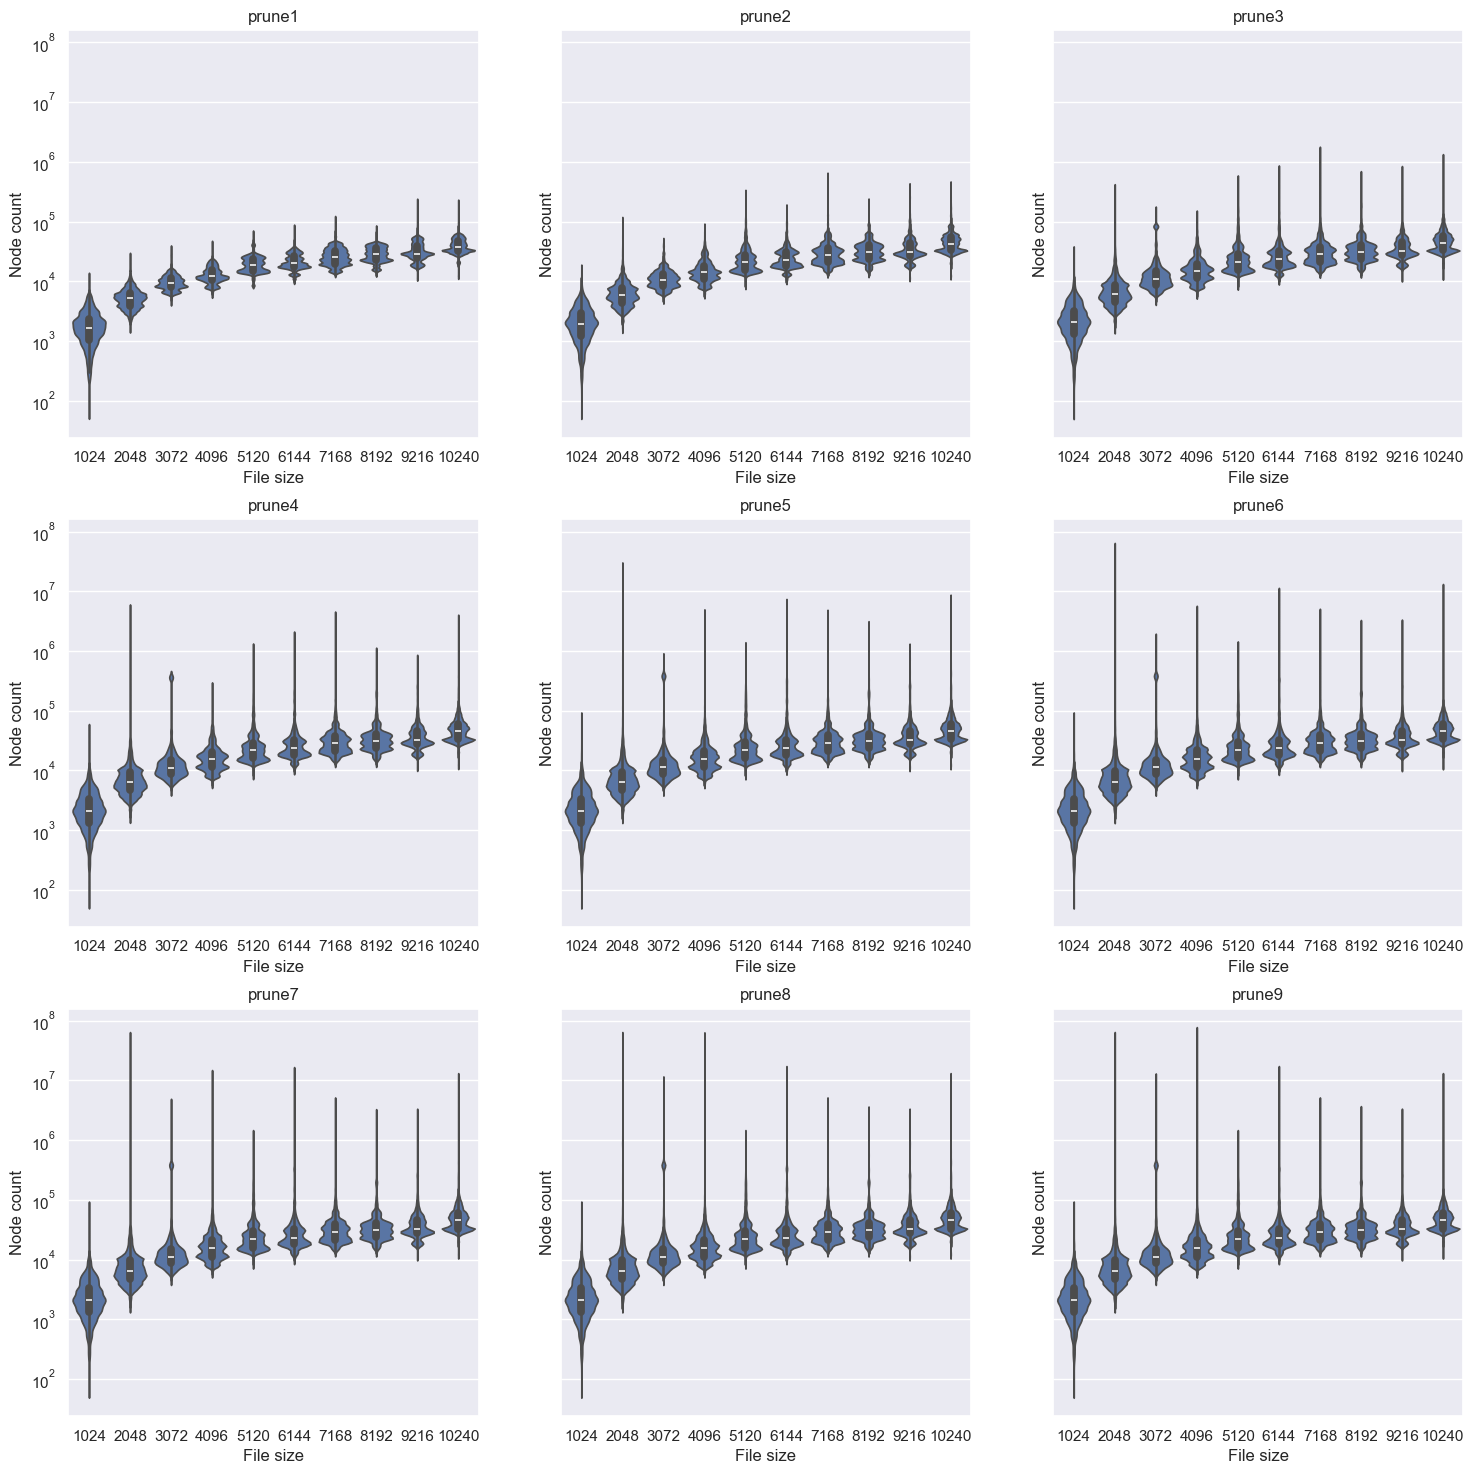
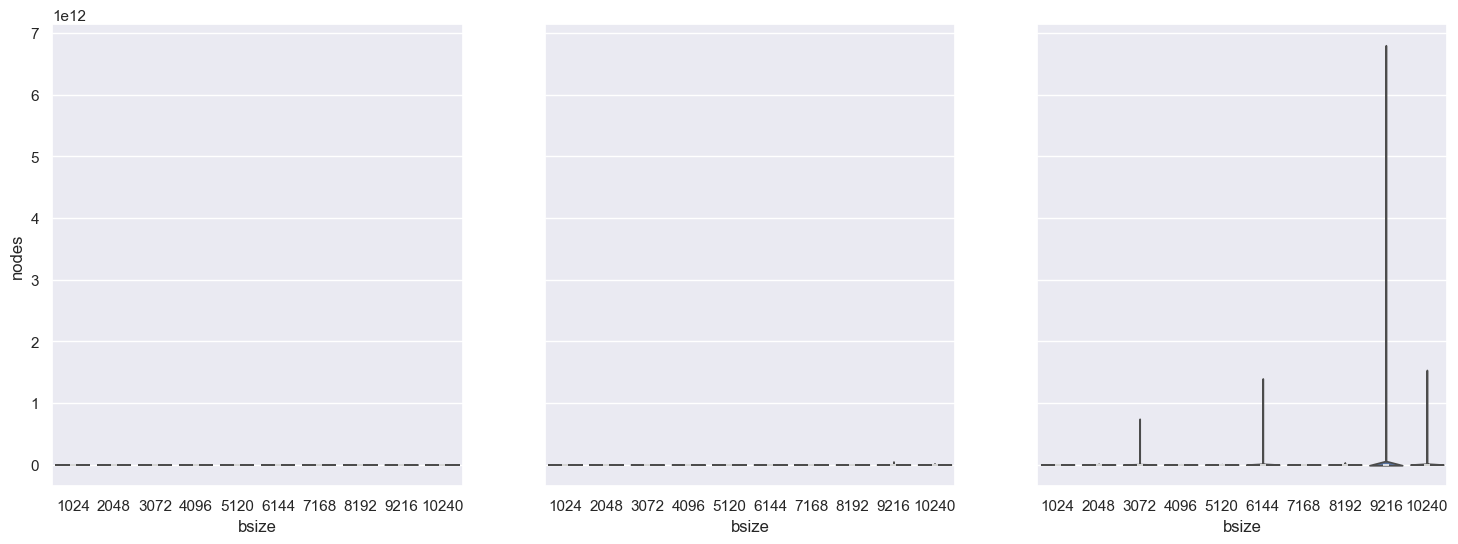
The change to this notebook cell's code, shown as a diff; its figure went from the first image to the second:
--- before
+++ after
@@ -1,13 +1,26 @@
-pruneFig, pruneAx = plt.subplots(3, 3, figsize=(18, 18), sharey=True)
+pruneFig, pruneAx = plt.subplots(1, 3, figsize=(18, 6), sharey=True)
+pruneAx[0].set_yscale('symlog')
+pruneAx[0].set_ylabel("Parse tree nodes (unshared)")
 
-for row in range(3):
-    for col in range(3):
-        idx = row*3+col+1
-        name = "prune" + str(idx)
-        pruneAx[row][col].set_title(name)
-        pruneAx[row][col].set_xlabel("File size")
-        pruneAx[row][col].set_ylabel("Node count")
-        pruneAx[row][col].set_yscale('symlog')
-        sns.violinplot(data=recovered, x="bsize", y=name, density_norm="width", ax=pruneAx[row][col])
+sns.violinplot(
+    data=recovered,
+    x="bsize", y="nodes",
+    density_norm="width",
+    ax=pruneAx[0]
+)
+
+sns.violinplot(
+    data=recovered3,
+    x="bsize", y="nodes",
+    density_norm="width",
+    ax=pruneAx[1]
+)
+
+sns.violinplot(
+    data=recovered4,
+    x="bsize", y="nodes",
+    density_norm="width",
+    ax=pruneAx[2]
+)
 
 plt.show(pruneFig)

Commit: Improved stats notebook